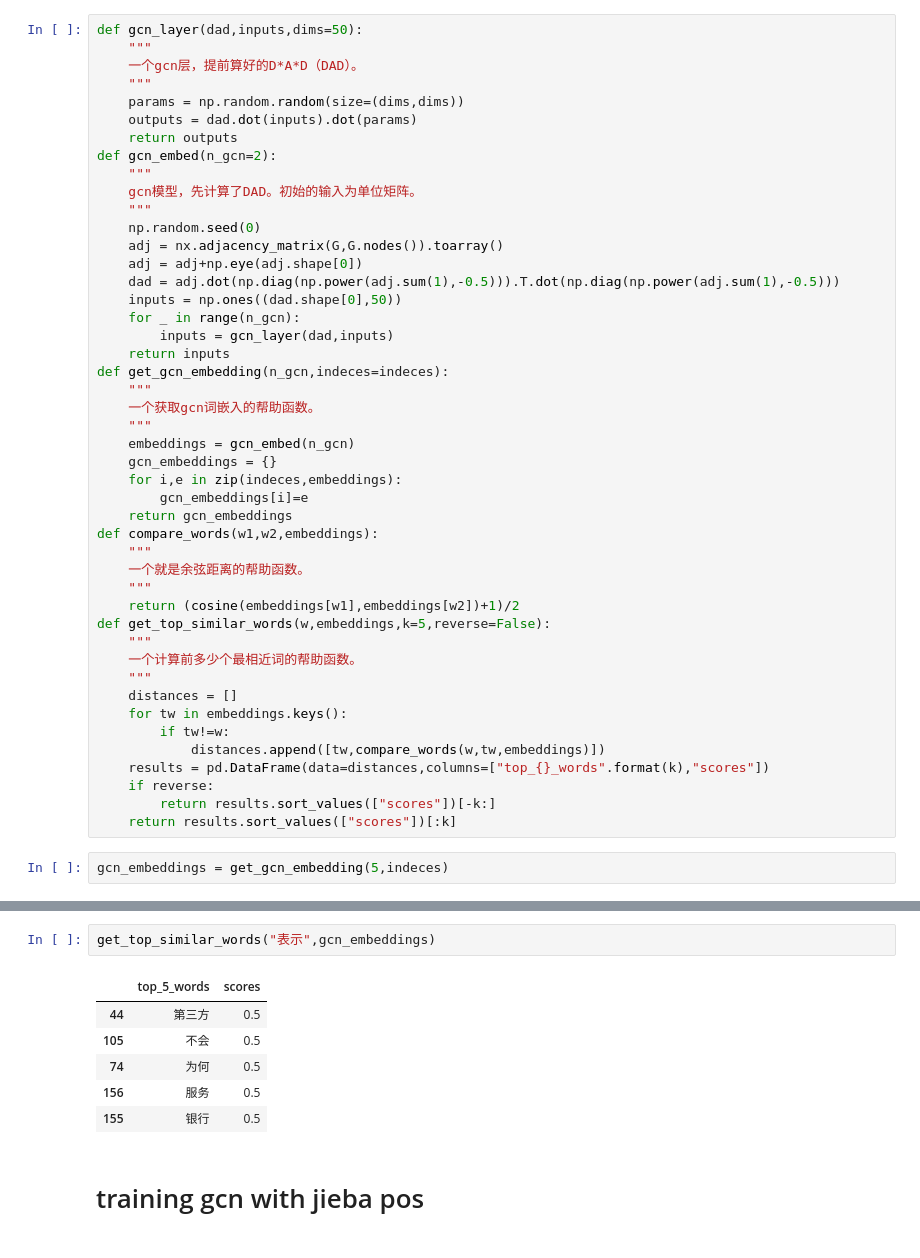
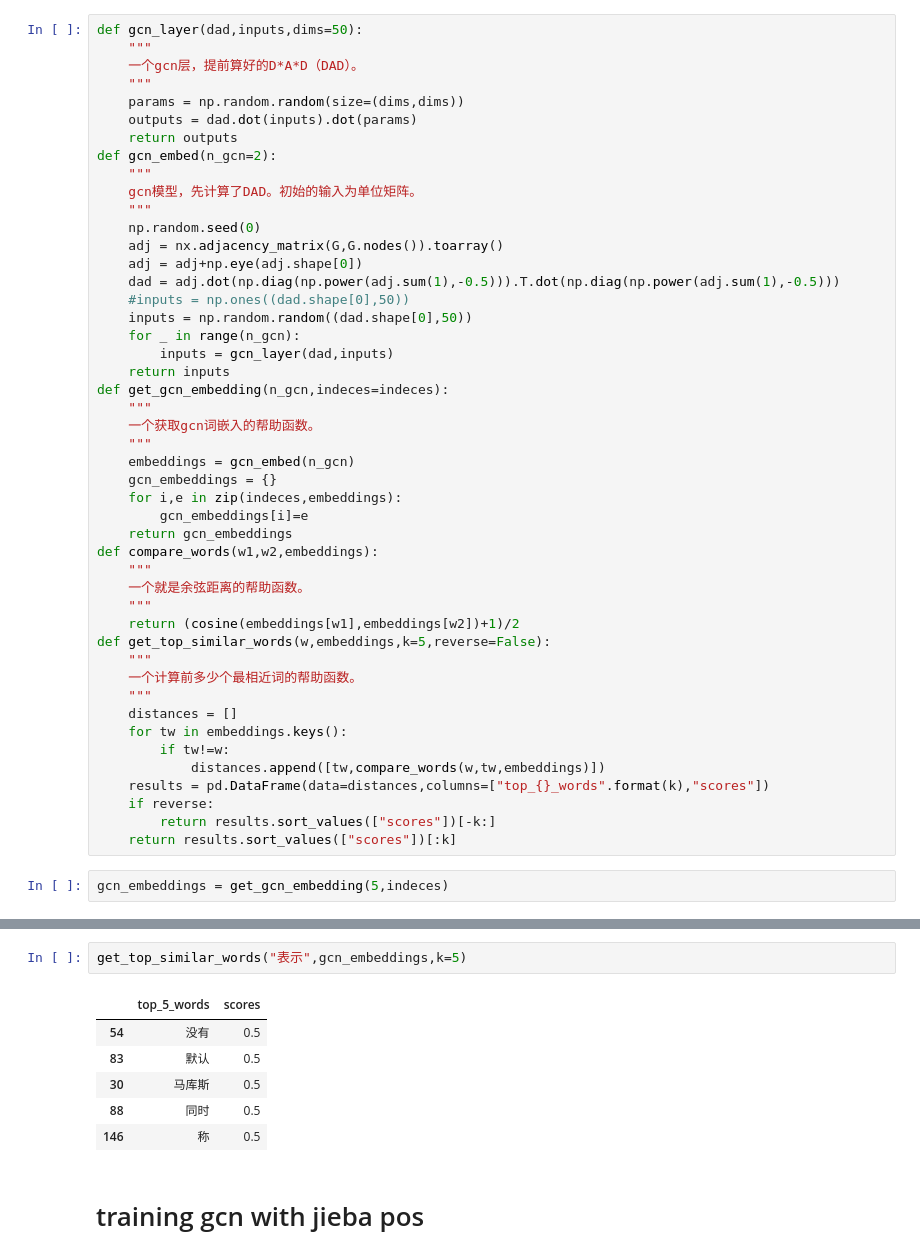
Before and after one commit to XufengXufengXufeng/try_gcn, a Jupyter notebook: gcn_word2vec.ipynb, the cells around one changed output, grey strips where cells are left out. Cells and saved outputs as stored; diff of their text form.

```diff
--- a/gcn_word2vec.ipynb
+++ b/gcn_word2vec.ipynb
@@ -192,7 +188,8 @@ def gcn_embed(n_gcn=2):
     adj = nx.adjacency_matrix(G,G.nodes()).toarray()
     adj = adj+np.eye(adj.shape[0])
     dad = adj.dot(np.diag(np.power(adj.sum(1),-0.5))).T.dot(np.diag(np.power(adj.sum(1),-0.5)))
-    inputs = np.ones((dad.shape[0],50))
+    #inputs = np.ones((dad.shape[0],50))
+    inputs = np.random.random((dad.shape[0],50))
     for _ in range(n_gcn):
         inputs = gcn_layer(dad,inputs)
     return inputs
@@ -231,12 +228,12 @@ compare_words("表示","称",gcn_embeddings)
 # %%
-get_top_similar_words("表示",gcn_embeddings)
+get_top_similar_words("表示",gcn_embeddings,k=5)
 # %% [output]
 |  | top_5_words | scores |
-| 44 | 第三方 | 0.5 |
-| 105 | 不会 | 0.5 |
-| 74 | 为何 | 0.5 |
-| 156 | 服务 | 0.5 |
-| 155 | 银行 | 0.5 |
+| 54 | 没有 | 0.5 |
+| 83 | 默认 | 0.5 |
+| 30 | 马库斯 | 0.5 |
+| 88 | 同时 | 0.5 |
+| 146 | 称 | 0.5 |
 # %% [markdown]
 # training gcn with jieba pos
 # %% [markdown]
```
Also changed, not shown: parts of 19 cells of this notebook.
